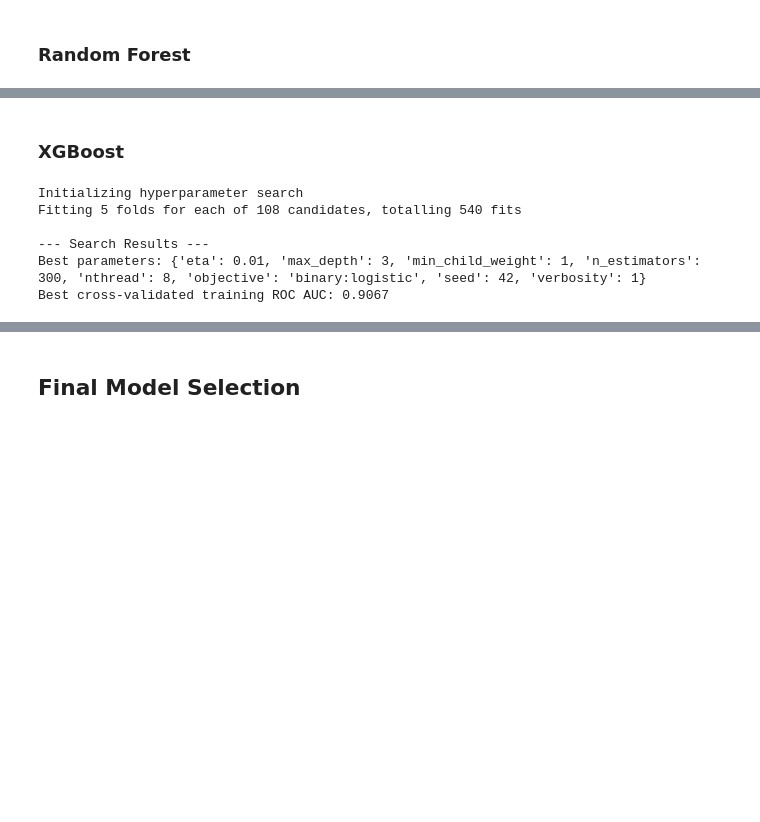
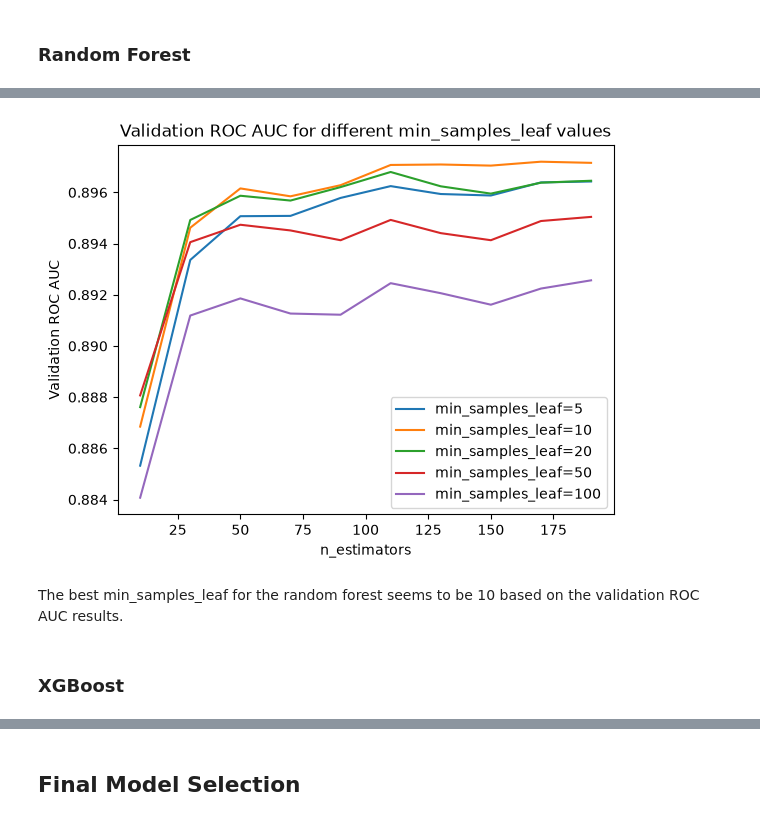
Before and after one commit to herblum/youtube-ml-project, a Jupyter notebook: notebook.ipynb, the cells around one changed output, grey strips where cells are left out. Cells and saved outputs as stored; diff of their text form; code cells hidden in the pictures; blank space fills up the shorter version.

```diff
--- a/notebook.ipynb
+++ b/notebook.ipynb
@@ -364,0 +572,12 @@ Best cross-validated training ROC AUC: 0.9000
+# %%
+from sklearn.tree import export_text
+
+train_dicts = df_train_tree.to_dict(orient='records')
+
+dv = DictVectorizer(sparse=False)
+X_train = dv.fit_transform(train_dicts)
+
+dt_model = DecisionTreeClassifier(random_state=42, max_depth=4, min_samples_leaf=100)
+dt_model.fit(X_train, y_train)
+
+print(export_text(dt_model, feature_names=list(dv.get_feature_names_out())))
@@ -400,37 +729,25 @@ Best cross-validated training ROC AUC: 0.8983
+# %%
+columns = ['min_samples_leaf', 'n_estimators', 'val_roc', 'train_roc']
+df_scores = pd.DataFrame(scores_roc, columns=columns)
+
+values = [5, 10, 20, 50, 100]
+
+
+for s in values:
+    df_subset = df_scores[df_scores.min_samples_leaf == s]
+    plt.plot(df_subset.n_estimators, df_subset.val_roc,
+             label='min_samples_leaf=%d' % s)
+    plt.xlabel('n_estimators')
+    plt.ylabel('Validation ROC AUC')
+    plt.title('Validation ROC AUC for different min_samples_leaf values')
+
+plt.legend()
+plt.show()
+# %% [output]
+[figure, added]
+# %% [markdown]
+The best min_samples_leaf for the random forest seems to be 10 based on the validation ROC AUC results.
 # %% [markdown]
 ### XGBoost
 # %%
 import xgboost as xgb
-# %%
-xgb_model = xgb.XGBClassifier(random_state=42)
-
-param_grid = {'eta': [0.01, 0.05, 0.1, 0.3],
-    'max_depth': [3, 4, 6],
-    'min_child_weight': [1, 10, 30],
-    'n_estimators': [100, 200, 300],
-    'objective': ['binary:logistic'],
-    'nthread': [8],
-    'seed': [42],
-    'verbosity': [1],
-}
-
-grid_search_xgb = GridSearchCV(estimator=xgb_model,
-                               param_grid=param_grid,
-                               scoring='roc_auc',
-                               n_jobs=-1,
-                               cv=5,
-                               verbose=1)
-
-print("Initializing hyperparameter search")
-grid_search_xgb.fit(X_train, y_train)
-
-print("\n--- Search Results ---")
-print(f"Best parameters: {grid_search_xgb.best_params_}")
-print(f"Best cross-validated training ROC AUC: {grid_search_xgb.best_score_:.4f}")
-# %% [output]
-Initializing hyperparameter search
-Fitting 5 folds for each of 108 candidates, totalling 540 fits
-
---- Search Results ---
-Best parameters: {'eta': 0.01, 'max_depth': 3, 'min_child_weight': 1, 'n_estimators': 300, 'nthread': 8, 'objective': 'binary:logistic', 'seed': 42, 'verbosity': 1}
-Best cross-validated training ROC AUC: 0.9067
```
Also changed, not shown: parts of 75 cells of this notebook, 1 other file.
